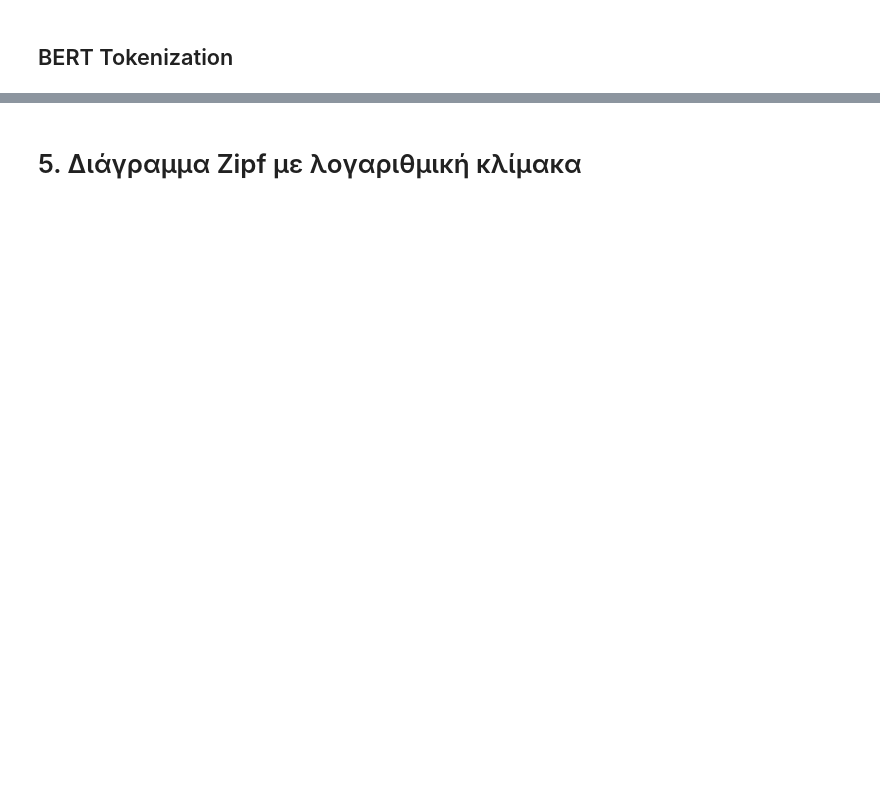
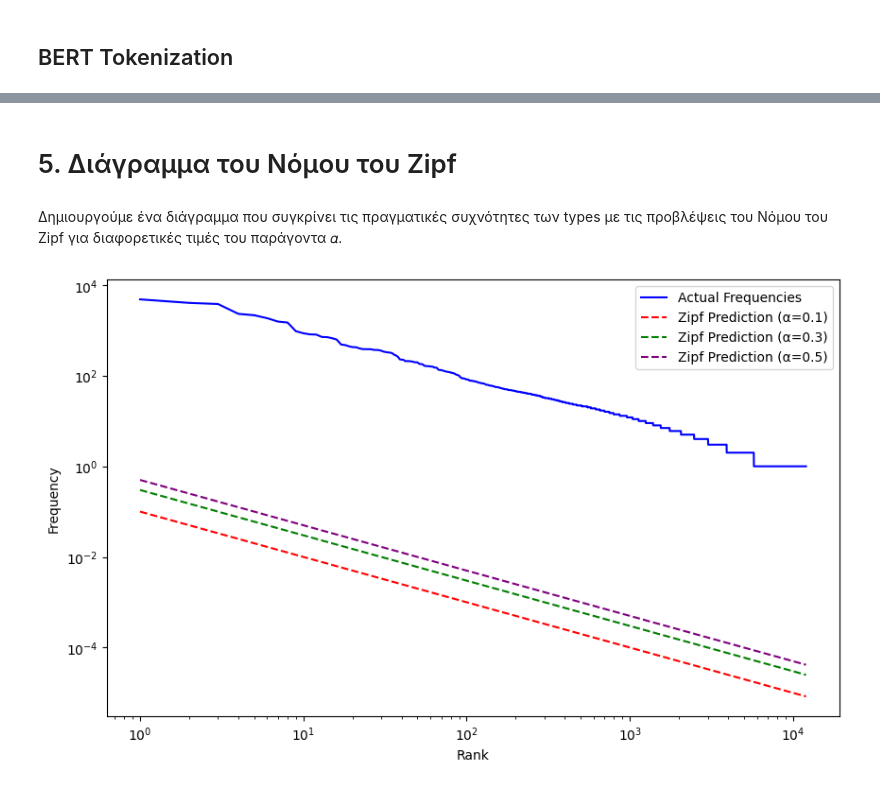
Before and after one commit to agrigoridou/Tokenization-Zipf-s-Law-N-gram-Models, a Jupyter notebook: Α_Tokens,_Types,_Zipf’s_Law_.ipynb, the cells around one changed output, grey strips where cells are left out. Drawn from its saved outputs; the diff is of its cells as text; code cells hidden in the pictures; blank space fills up the shorter version.

```diff
--- a/Α_Tokens,_Types,_Zipf’s_Law_.ipynb
+++ b/Α_Tokens,_Types,_Zipf’s_Law_.ipynb
@@ -47,0 +43,3 @@ with open("/content/drive/MyDrive/Tokenization-Zipf-s-Law-N-gram-Models/wsj_unto
+# %%
+#e.x
+text = "to be or not to be"
@@ -138,0 +159,14 @@ print("BERT Top 20 Types:\n", df_bert_top20)
+# %%
+from collections import Counter
+
+# Υπολογισμός συχνοτήτων
+freq_nltk = Counter(tokens_nltk)
+freq_spacy = Counter(tokens_spacy)
+freq_bert = Counter(tokens_bert)
+
+# 20 πιο συχνά types για κάθε μέθοδο
+top_20_nltk = freq_nltk.most_common(20)
+top_20_spacy = freq_spacy.most_common(20)
+top_20_bert = freq_bert.most_common(20)
+
+top_20_nltk, top_20_spacy, top_20_bert
@@ -156,2 +224,2 @@ print("NLTK Type Frequencies vs Zipf Predictions:\n", nltk_count_1, zipf_1, nltk
 # %% [markdown]
-# 5. Διάγραμμα Zipf με λογαριθμική κλίμακα
+# 5. Διάγραμμα του Νόμου του Zipf
@@ -176,0 +226,31 @@ plot_zipf_law(nltk_tokens)
+# %% [markdown]
+Δημιουργούμε ένα διάγραμμα που συγκρίνει τις πραγματικές συχνότητες των types με τις προβλέψεις του Νόμου του Zipf για διαφορετικές τιμές του παράγοντα
+𝛼.
+# %%
+import matplotlib.pyplot as plt
+import numpy as np
+
+# Λογαριθμικές συχνότητες
+def zipf_predictions(alpha):
+    ranks = np.arange(1, len(freq_nltk) + 1)
+    frequencies = alpha / ranks
+    return frequencies
+
+# Δημιουργία διαγράμματος
+ranks = np.arange(1, len(freq_nltk) + 1)
+actual_frequencies_nltk = [count for _, count in freq_nltk.most_common(len(freq_nltk))]
+
+plt.figure(figsize=(10,6))
+plt.plot(ranks, actual_frequencies_nltk, label='Actual Frequencies', color='blue')
+plt.plot(ranks, zipf_predictions(0.1), label='Zipf Prediction (α=0.1)', color='red', linestyle='dashed')
+plt.plot(ranks, zipf_predictions(0.3), label='Zipf Prediction (α=0.3)', color='green', linestyle='dashed')
+plt.plot(ranks, zipf_predictions(0.5), label='Zipf Prediction (α=0.5)', color='purple', linestyle='dashed')
+
+plt.xscale('log')
+plt.yscale('log')
+plt.xlabel('Rank')
+plt.ylabel('Frequency')
+plt.legend()
+plt.show()
+# %% [output]
+[figure, added]
```
Also changed, not shown: parts of 38 cells of this notebook.
